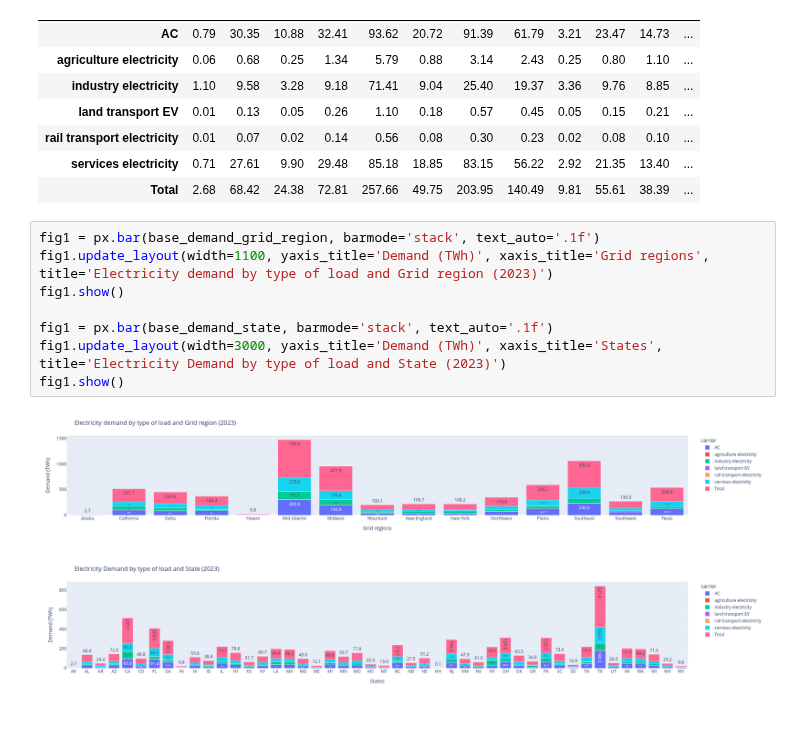
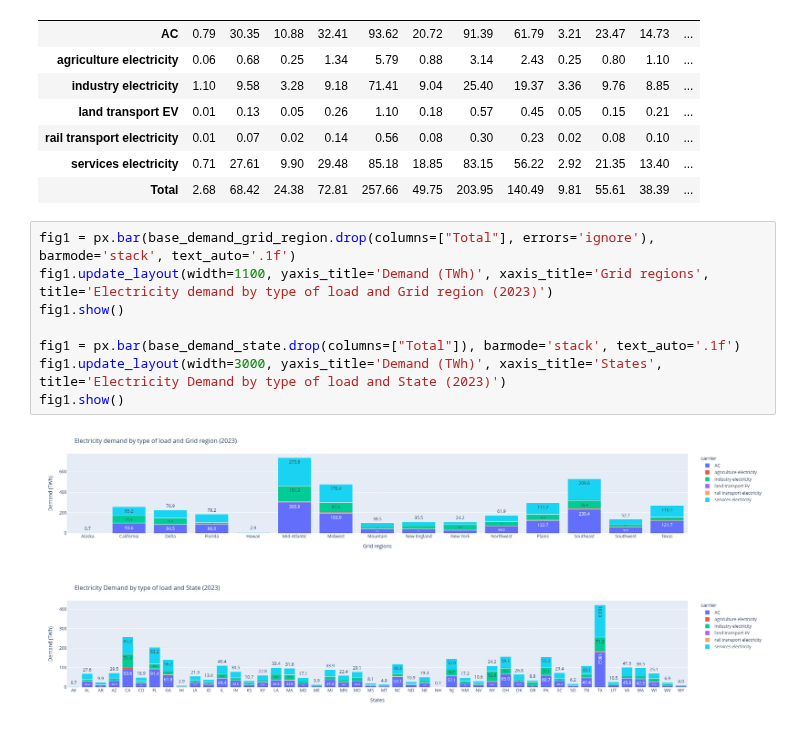
Before and after one commit to open-energy-transition/efuels-supply-potentials, a Jupyter notebook: notebooks/validation_base_year.ipynb, the cells around one changed output. Saved outputs shown, nothing was run; the diff lists cells and outputs as text.

Commit message:
remove total from demand plot

```diff
--- a/notebooks/validation_base_year.ipynb
+++ b/notebooks/validation_base_year.ipynb
@@ -299,13 +299,13 @@ base_demand_state.T
 | services electricity | 0.71 | 27.61 | 9.90 | 29.48 | 85.18 | 18.85 | 83.15 | 56.22 | 2.92 | 21.35 | 13.40 | ... |
 | Total | 2.68 | 68.42 | 24.38 | 72.81 | 257.66 | 49.75 | 203.95 | 140.49 | 9.81 | 55.61 | 38.39 | ... |
 # %%
-fig1 = px.bar(base_demand_grid_region, barmode='stack', text_auto='.1f')
+fig1 = px.bar(base_demand_grid_region.drop(columns=["Total"], errors='ignore'), barmode='stack', text_auto='.1f')
 fig1.update_layout(width=1100, yaxis_title='Demand (TWh)', xaxis_title='Grid regions', title='Electricity demand by type of load and Grid region (2023)')
 fig1.show()
 
-fig1 = px.bar(base_demand_state, barmode='stack', text_auto='.1f')
+fig1 = px.bar(base_demand_state.drop(columns=["Total"]), barmode='stack', text_auto='.1f')
 fig1.update_layout(width=3000, yaxis_title='Demand (TWh)', xaxis_title='States', title='Electricity Demand by type of load and State (2023)')
 fig1.show()
 # %% [output]
-[figure, old version]
+[figure, new version]
-[figure, old version]
+[figure, new version]
```
